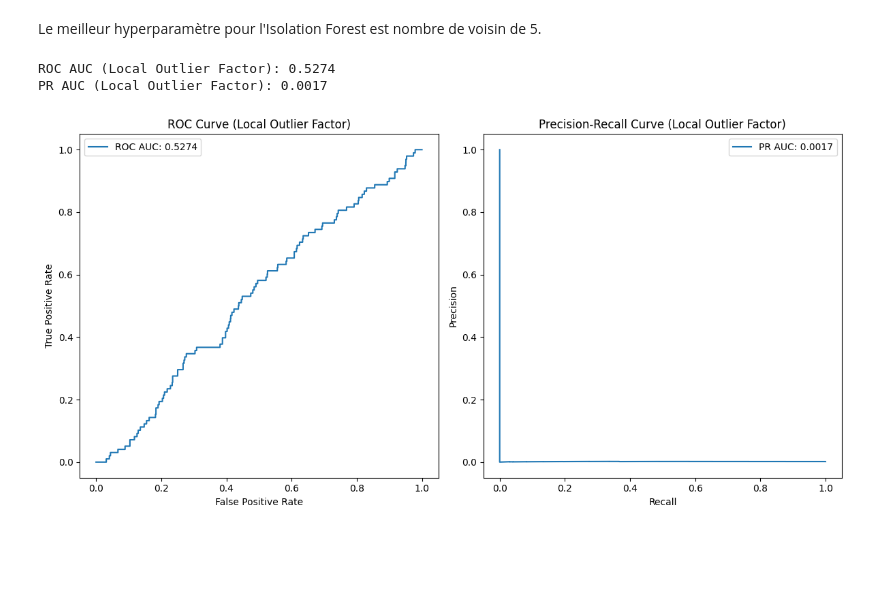
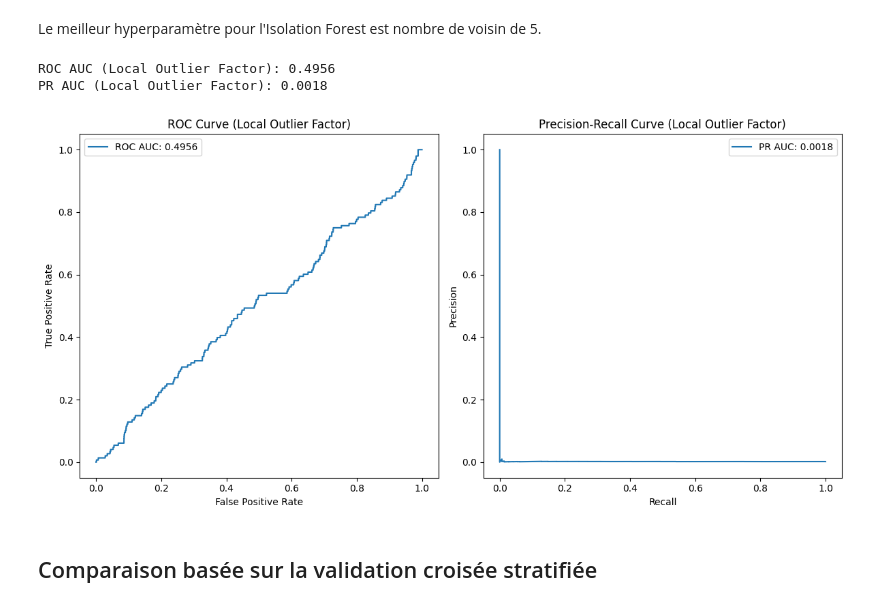
Before and after one commit to Runhilia/TAA_TP1, a Jupyter notebook: anomalies.ipynb, the cells around one changed output. Cells and saved outputs as stored; diff of their text form; code cells hidden in the pictures; blank space fills up the shorter version.

```diff
--- a/anomalies.ipynb
+++ b/anomalies.ipynb
@@ -360,9 +384,12 @@ LOF with 5 neighbors: ROC AUC = 0.47, PR AUC = 0.0016
 # %% [markdown]
 Le meilleur hyperparamètre pour l'Isolation Forest est nombre de voisin de 5.
 # %%
-lof_results = train_and_evaluate_lof(X_train, X_test, y_train, y_test, 5)
+lof_results = train_and_evaluate_lof(X_train, X_test, y_train, y_test, 20)
 plot_roc_pr_curves(lof_results, 'Local Outlier Factor')
+eval_lof = evaluate_model_cross_validation(LocalOutlierFactor(n_neighbors=20,contamination=0.05, novelty=True), credit_card_features.values, credit_card_labels.values, "Local Outlier Factor")
 # %% [output]
-ROC AUC (Local Outlier Factor): 0.5274
-PR AUC (Local Outlier Factor): 0.0017
+ROC AUC (Local Outlier Factor): 0.4956
+PR AUC (Local Outlier Factor): 0.0018
-[figure, old version]
+[figure, new version]
+# %% [markdown]
+## Comparaison basée sur la validation croisée stratifiée
```
Also changed, not shown: parts of 20 cells of this notebook, 1 other file.
